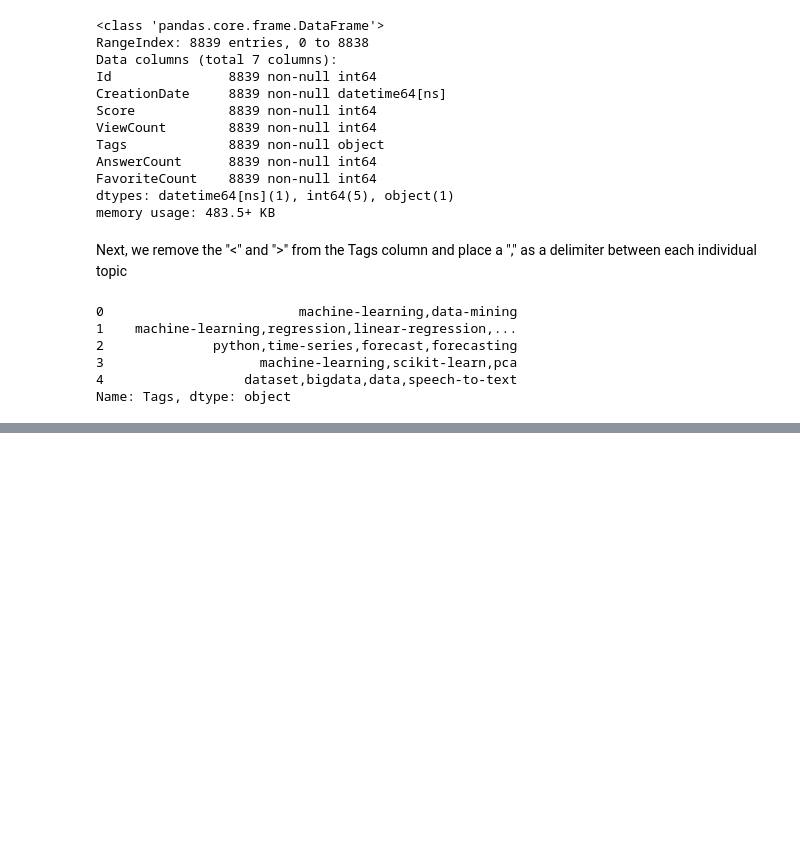
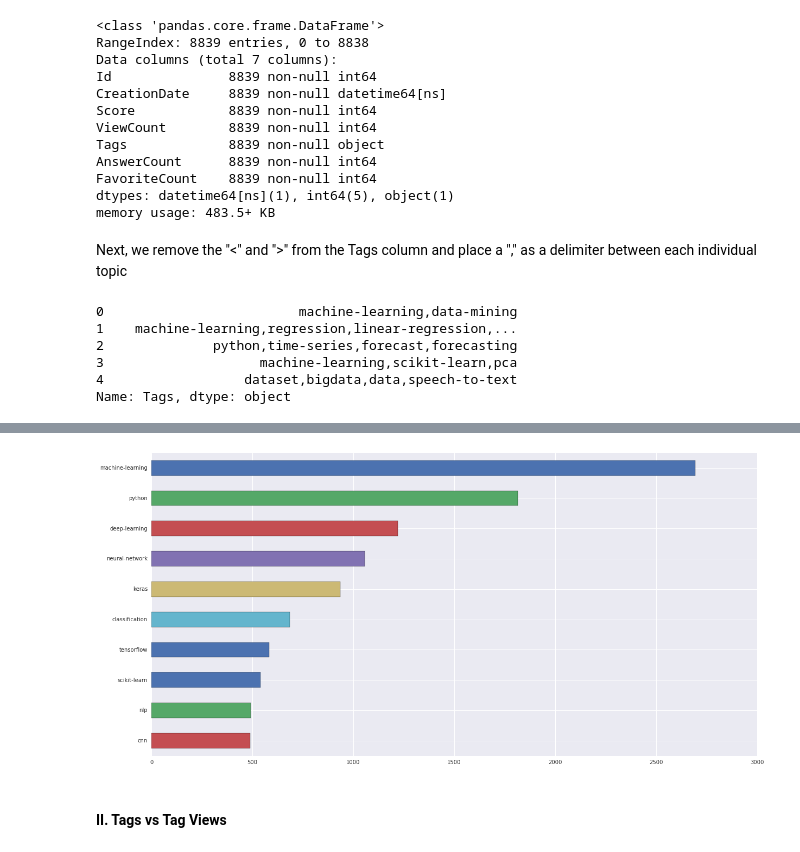
Before and after one commit to pavelbrn/DataQuestProjects, a Jupyter notebook: Project11_Popular_Datascience_Questions/Project11.ipynb, the cells around one changed output, grey strips where cells are left out. Drawn from its saved outputs; the diff is of its cells as text; code cells hidden in the pictures; blank space fills up the shorter version.

```diff
--- a/Project11_Popular_Datascience_Questions/Project11.ipynb
+++ b/Project11_Popular_Datascience_Questions/Project11.ipynb
@@ -93,0 +98,11 @@ Name: Tags, dtype: object
+# %%
+# This funtion will return a dctionary of each topics frequency count
+tag_count = {}
+def get_type(row):
+    array_tags=row["Tags"]#.split(",")
+
+    for tag in array_tags:
+        if tag not in tag_count:
+            tag_count[tag] = 1
+        else:
+            tag_count[tag] += 1
@@ -93,0 +111,3 @@ Name: Tags, dtype: object
+# %%
+tag_count_series = pd.Series(tag_count)
+tag_count_series.sort_values(ascending = False).head(10)
@@ -93,0 +126,9 @@ Name: Tags, dtype: object
+# %%
+plot_data_top_10 = tag_count_series.sort_values(ascending = False).head(10)
+plot_data_top_10.plot(kind = "barh", figsize =(20,10)).invert_yaxis()
+
+plt.show()
+# %% [output]
+[figure, added]
+# %% [markdown]
+#### II. Tags vs Tag Views
```
Also changed, not shown: parts of 37 cells of this notebook.
